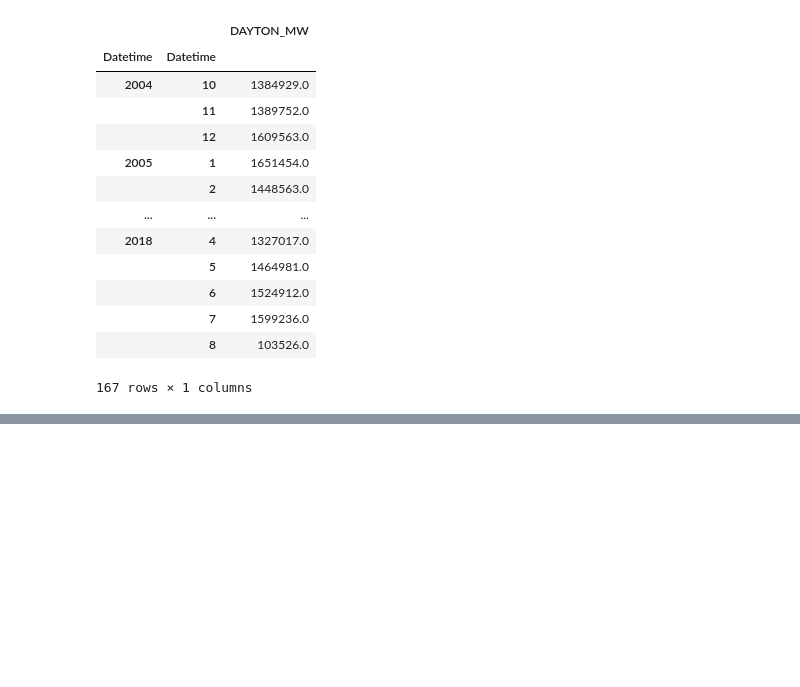
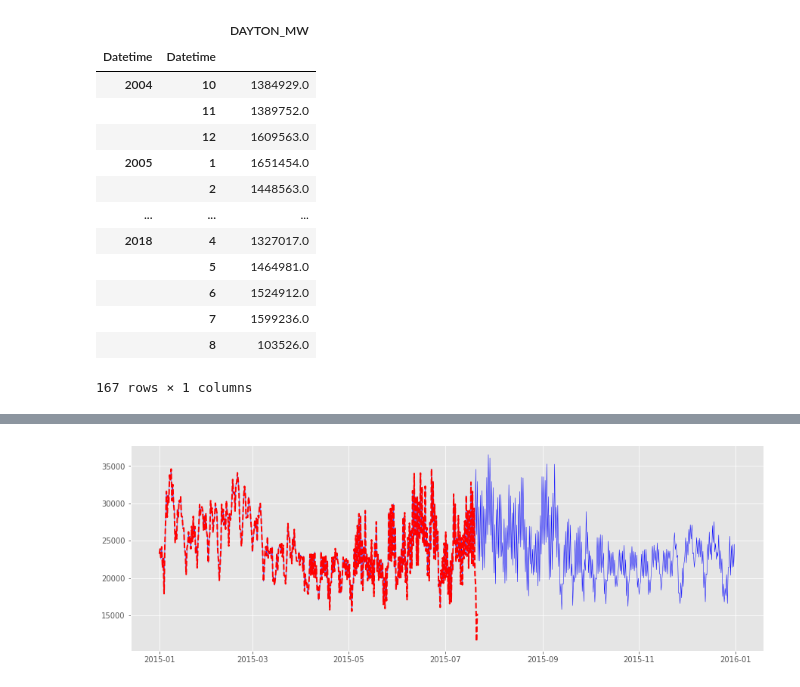
Before and after one commit to rafalopes74/EnergyConsumptionAI, a Jupyter notebook: EnergyConsumption.ipynb, the cells around one changed output, grey strips where cells are left out. Saved outputs shown, nothing was run; the diff lists cells and outputs as text; code cells hidden in the pictures; blank space fills up the shorter version.

```diff
--- a/EnergyConsumption.ipynb
+++ b/EnergyConsumption.ipynb
@@ -194,0 +301,24 @@ Name: DAYTON_MW, dtype: float64
+# %%
+n_ts_seed = 400                                 # Seed length.
+n_predict_time_steps = 4                    # Prediction length.
+# %%
+# Prediction loop.
+ts_seed = ts_scaled[0:n_ts_seed]
+for i in range(n_predict_time_steps):
+    X = ts_seed.reshape(1,-1,1)        # Reshape.
+    y_pred = my_model.predict(X)
+    y_last= y_pred[0,-1,0]             # The last output is the predicted y.
+    ts_seed = np.concatenate((ts_seed, np.array([y_last]).reshape(1,1)), axis=0)
+# %%
+# Do the inverse transform and show the times series.
+ts = scaler.inverse_transform(ts_seed)
+ts = ts.reshape(-1)
+y = pd.DataFrame({'prediction' : ts}, index = data[data.index.year == 2015].iloc[:n_ts_seed + n_predict_time_steps].index)
+
+
+plt.figure(figsize = (15, 5))
+plt.plot(data[data.index.year == 2015].DAYTON_MW, c='b',linewidth=0.5, linestyle="-",label="Data")
+plt.plot(y, c='r',linewidth=2, linestyle="--",label="Fit")
+plt.show()
+# %% [output]
+[figure, added]
```
Also changed, not shown: parts of 22 cells of this notebook.
